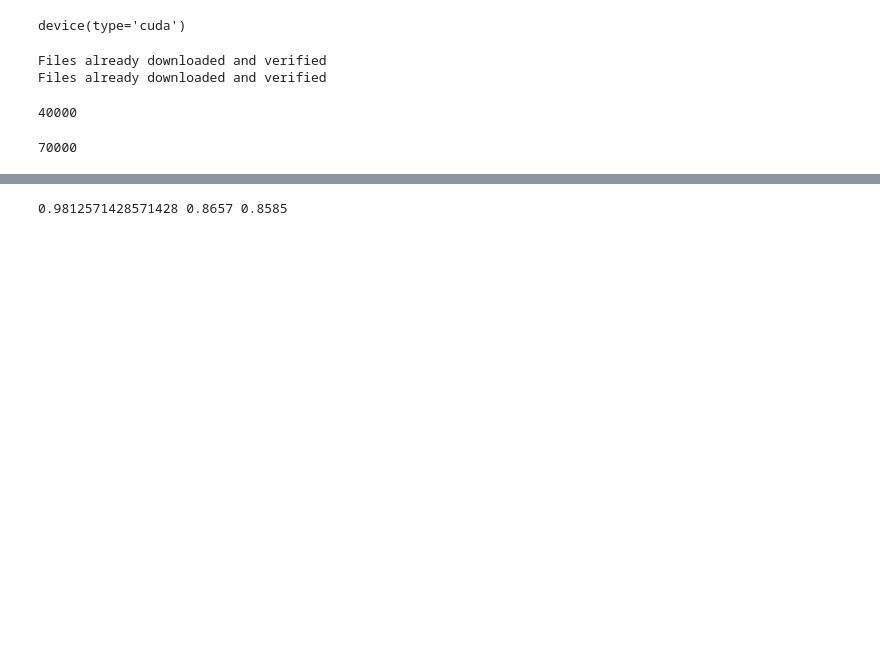
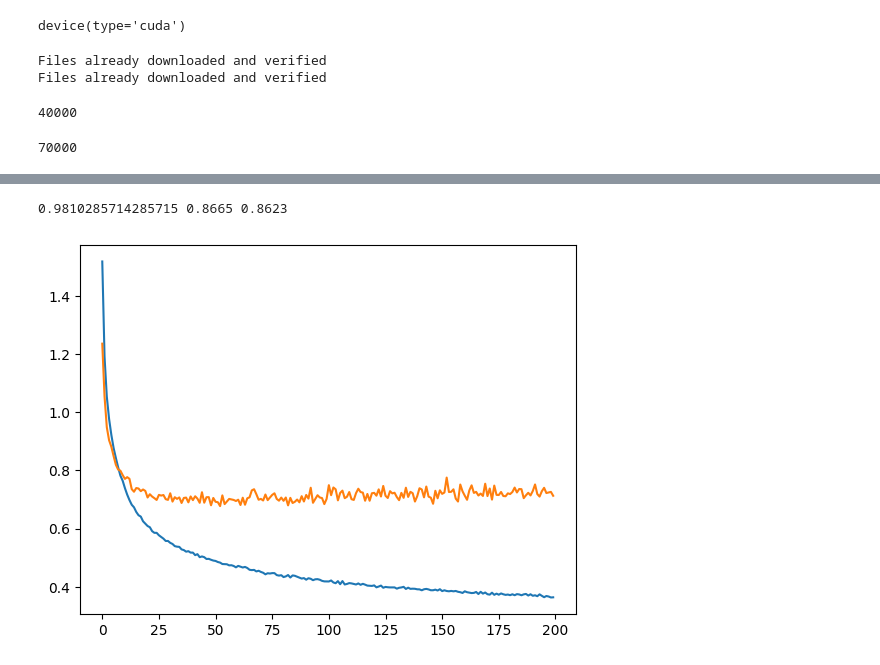
Before and after one commit to yigitsevim/CIFAR10, a Jupyter notebook: cifar10.ipynb, the cells around one changed output, grey strips where cells are left out. Drawn from its saved outputs; the diff is of its cells as text; code cells hidden in the pictures; blank space fills up the shorter version.

```diff
--- a/cifar10.ipynb
+++ b/cifar10.ipynb
@@ -139,53 +128,66 @@ def evaluate(dl, model):
 class Net(nn.Module):
     def __init__(self):
         super().__init__()
-        self.conv1 = nn.Conv2d(3, 64, 3) # 30
+
+        # Define the convolutional layers
+        self.conv1 = nn.Conv2d(3, 64, 3)
         self.batchnorm1 = nn.BatchNorm2d(64)
 
-        self.conv2 = nn.Conv2d(64, 64, 3) # 28
+        self.conv2 = nn.Conv2d(64, 64, 3)
         self.batchnorm2 = nn.BatchNorm2d(64)
 
-        self.conv3 = nn.Conv2d(64, 128, 3) # 14>12
+        self.conv3 = nn.Conv2d(64, 128, 3)
         self.batchnorm3 = nn.BatchNorm2d(128)
-        self.conv4 = nn.Conv2d(128, 128, 3) # 10
+        self.conv4 = nn.Conv2d(128, 128, 3)
         self.batchnorm4 = nn.BatchNorm2d(128)
 
-        self.linear1 = nn.Linear(128*5*5, 128) # 5 <<
+        # Define the fully connected layers
+        self.linear1 = nn.Linear(128*5*5, 128)
         self.linear2 = nn.Linear(128, 10)
 
+        # Define the dropout layer, activation function, and pooling layer
         self.dropout = nn.Dropout(0.4)
         self.R = nn.ReLU()
         self.pool = nn.MaxPool2d(2, 2)
 
+        # Initialize empty lists to store training and validation losses
+        self.history = []
+        self.batch_history = []
+        self.val_history = []
+
     def forward(self, x):
 
+        # Convert input data to the appropriate data type and device
         x = x.to(dtype=torch.float32)
         x = x.to(device)
 
-        x = self.conv1(x)
+        # Pass input through the convolutional layers
+        x = self.conv1(x) # N, 3, 32, 32 --> N, 64, 30, 30
         x = self.R(x)
         x = self.batchnorm1(x)
         x = self.dropout(x)
 
-        x = self.conv2(x)
+        x = self.conv2(x) # N, 64, 30, 30 --> N, 64, 28, 28
         x = self.R(x)
         x = self.batchnorm2(x)
-        x = self.pool(x)
+        x = self.pool(x) # N, 64, 28, 28 --> N, 64, 14, 14
         x = self.dropout(x)
 
-        x = self.conv3(x)
+        x = self.conv3(x) # N, 64, 14, 14 --> N, 128, 12, 12
         x = self.R(x)
         x = self.batchnorm3(x)
         x = self.dropout(x)
 
-        x = self.conv4(x)
+        x = self.conv4(x) # N, 128, 12, 12 --> N, 128, 10, 10
         x = self.R(x)
         x = self.batchnorm4(x)
-        x = self.pool(x)
+        x = self.pool(x) # N, 128, 10, 10 --> N, 128, 5, 5
         x = self.dropout(x)
 
+        # Flatten the output of the convolutional layers
         x = torch.flatten(x, 1)
 
+        # Pass the flattened output through the fully connected layers
         x = self.linear1(x)
         x = self.R(x)
         x = self.dropout(x)
@@ -200,4 +306,5 @@ model = model.to(device)
 optimizer = Adam(model.parameters())
 # %%
-train(trainloader, model, optimizer, n_epochs=20, valdl=valloader)
+# Train for 200 epochs
+train(trainloader, model, optimizer, n_epochs=200, valdl=valloader)
 # %% [output]
@@ -224,5 +328,11 @@ Epoch 220: Loss: 0.3683, ValLoss: 0.7150
-# %%
-print(evaluate(trainloader, model), evaluate(valloader, model), evaluate(testloader, model))
-# %% [output]
-0.9812571428571428 0.8657 0.8585
+# %%
+print(evaluate(trainloader, model), evaluate(valloader, model), evaluate(testloader, model))
+# %% [output]
+0.9810285714285715 0.8665 0.8623
+# %%
+plt.plot(model.history)
+plt.plot(model.val_history)
+plt.show()
+# %% [output]
+[figure, added]
 # %%
```
Also changed, not shown: parts of 18 cells of this notebook, 1 other file.
